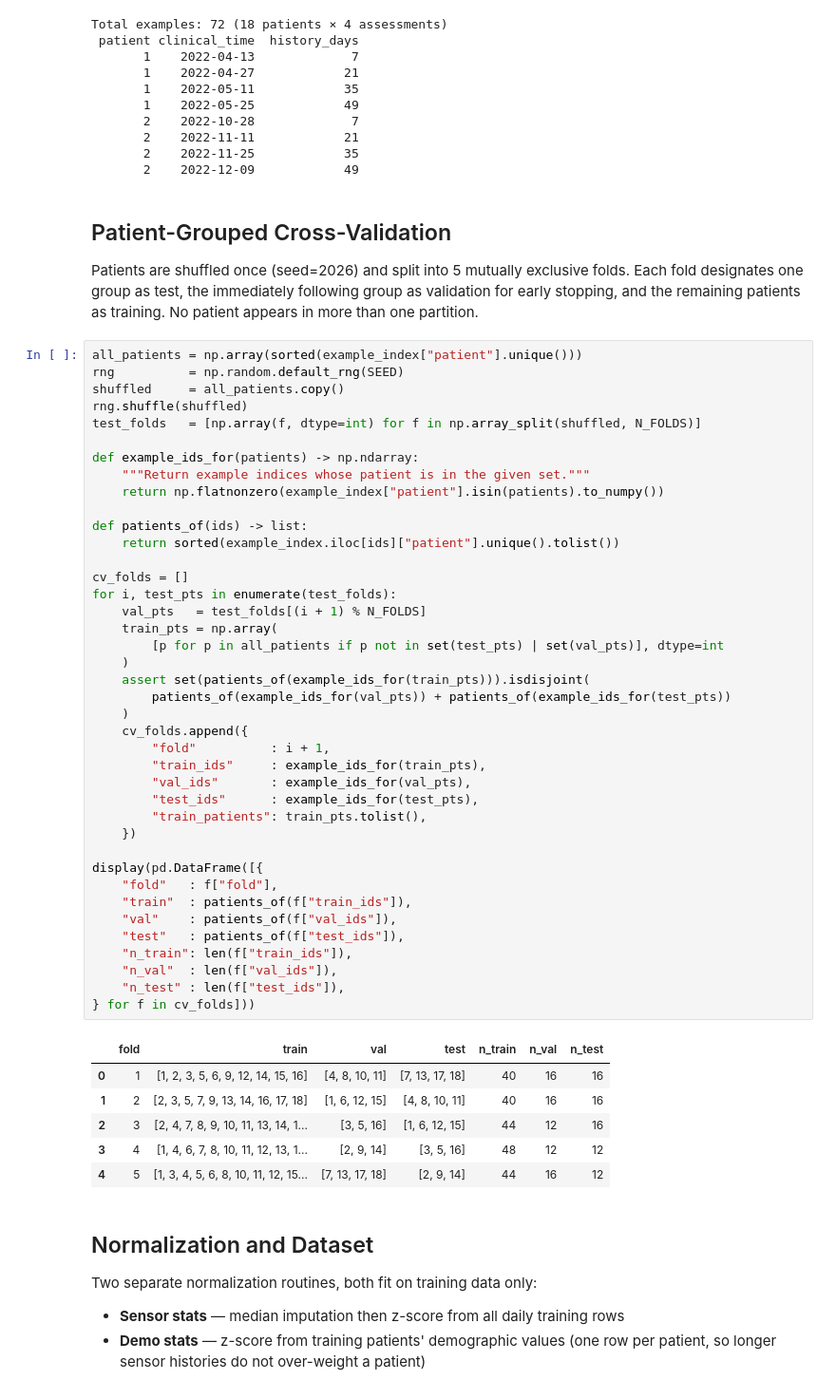
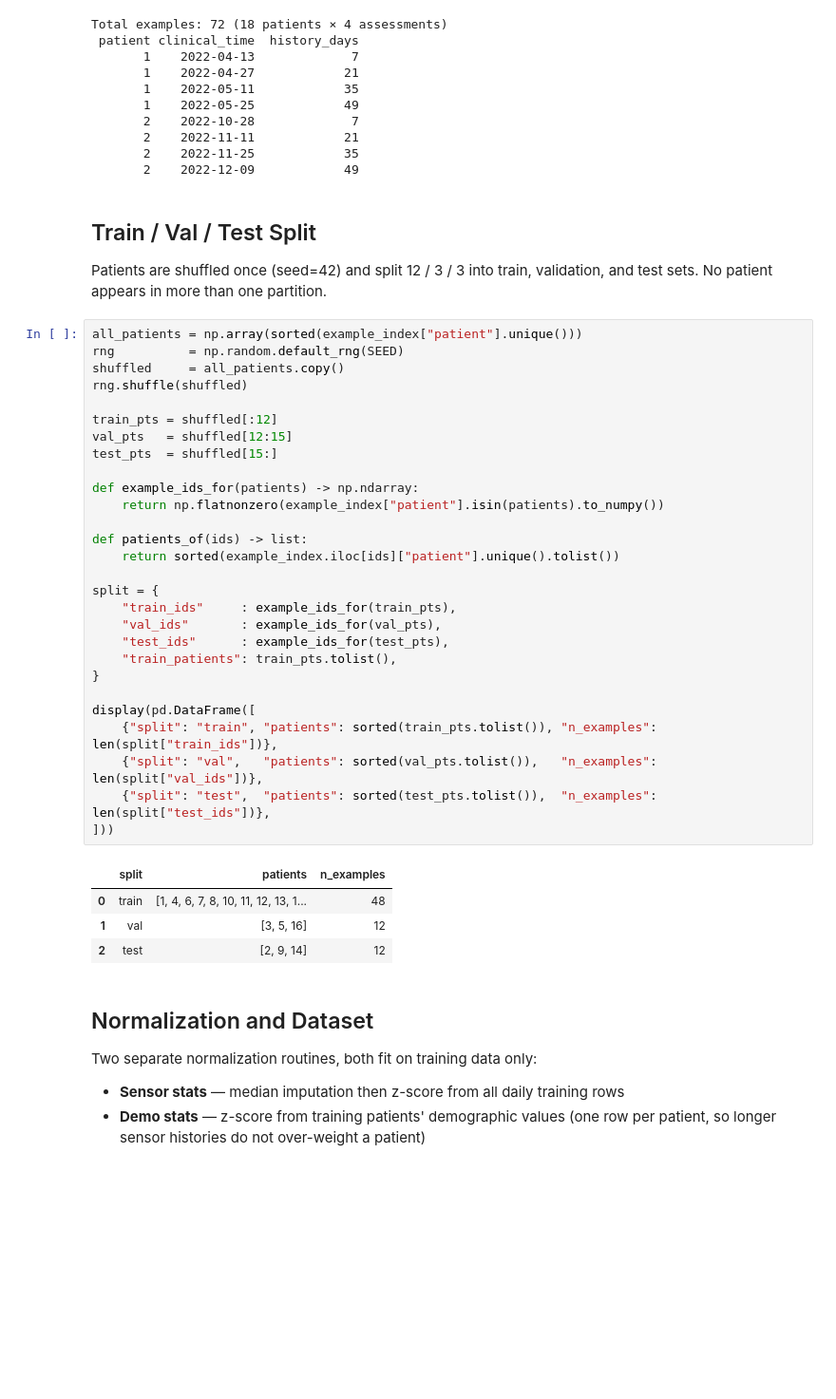
Before and after one commit to VNSwtHuo/maison-llf, a Jupyter notebook: FINALLLL_gru_shap_selected_features.ipynb, the cells around one changed output. Shown at 95% size. Cells and saved outputs as stored; diff of their text form; blank space fills up the shorter version.

```diff
--- a/FINALLLL_gru_shap_selected_features.ipynb
+++ b/FINALLLL_gru_shap_selected_features.ipynb
@@ -313,56 +303,42 @@ Total examples: 72 (18 patients × 4 assessments)
        2    2022-11-25            35
        2    2022-12-09            49
 # %% [markdown]
-## Patient-Grouped Cross-Validation
+## Train / Val / Test Split
 
-Patients are shuffled once (seed=2026) and split into 5 mutually exclusive folds. Each fold designates one group as test, the immediately following group as validation for early stopping, and the remaining patients as training. No patient appears in more than one partition.
+Patients are shuffled once (seed=42) and split 12 / 3 / 3 into train, validation, and test sets. No patient appears in more than one partition.
 # %%
 all_patients = np.array(sorted(example_index["patient"].unique()))
 rng          = np.random.default_rng(SEED)
 shuffled     = all_patients.copy()
 rng.shuffle(shuffled)
-test_folds   = [np.array(f, dtype=int) for f in np.array_split(shuffled, N_FOLDS)]
+
+train_pts = shuffled[:12]
+val_pts   = shuffled[12:15]
+test_pts  = shuffled[15:]
 
 def example_ids_for(patients) -> np.ndarray:
-    """Return example indices whose patient is in the given set."""
     return np.flatnonzero(example_index["patient"].isin(patients).to_numpy())
 
 def patients_of(ids) -> list:
     return sorted(example_index.iloc[ids]["patient"].unique().tolist())
 
-cv_folds = []
-for i, test_pts in enumerate(test_folds):
-    val_pts   = test_folds[(i + 1) % N_FOLDS]
-    train_pts = np.array(
-        [p for p in all_patients if p not in set(test_pts) | set(val_pts)], dtype=int
-    )
-    assert set(patients_of(example_ids_for(train_pts))).isdisjoint(
-        patients_of(example_ids_for(val_pts)) + patients_of(example_ids_for(test_pts))
-    )
-    cv_folds.append({
-        "fold"          : i + 1,
-        "train_ids"     : example_ids_for(train_pts),
-        "val_ids"       : example_ids_for(val_pts),
-        "test_ids"      : example_ids_for(test_pts),
-        "train_patients": train_pts.tolist(),
-    })
+split = {
+    "train_ids"     : example_ids_for(train_pts),
+    "val_ids"       : example_ids_for(val_pts),
+    "test_ids"      : example_ids_for(test_pts),
+    "train_patients": train_pts.tolist(),
+}
 
-display(pd.DataFrame([{
-    "fold"   : f["fold"],
-    "train"  : patients_of(f["train_ids"]),
-    "val"    : patients_of(f["val_ids"]),
-    "test"   : patients_of(f["test_ids"]),
-    "n_train": len(f["train_ids"]),
-    "n_val"  : len(f["val_ids"]),
-    "n_test" : len(f["test_ids"]),
-} for f in cv_folds]))
+display(pd.DataFrame([
+    {"split": "train", "patients": sorted(train_pts.tolist()), "n_examples": len(split["train_ids"])},
+    {"split": "val",   "patients": sorted(val_pts.tolist()),   "n_examples": len(split["val_ids"])},
+    {"split": "test",  "patients": sorted(test_pts.tolist()),  "n_examples": len(split["test_ids"])},
+]))
 # %% [output]
-|  | fold | train | val | test | n_train | n_val | n_test |
-| 0 | 1 | [1, 2, 3, 5, 6, 9, 12, 14, 15, 16] | [4, 8, 10, 11] | [7, 13, 17, 18] | 40 | 16 | 16 |
-| 1 | 2 | [2, 3, 5, 7, 9, 13, 14, 16, 17, 18] | [1, 6, 12, 15] | [4, 8, 10, 11] | 40 | 16 | 16 |
-| 2 | 3 | [2, 4, 7, 8, 9, 10, 11, 13, 14, 1... | [3, 5, 16] | [1, 6, 12, 15] | 44 | 12 | 16 |
-| 3 | 4 | [1, 4, 6, 7, 8, 10, 11, 12, 13, 1... | [2, 9, 14] | [3, 5, 16] | 48 | 12 | 12 |
-| 4 | 5 | [1, 3, 4, 5, 6, 8, 10, 11, 12, 15... | [7, 13, 17, 18] | [2, 9, 14] | 44 | 16 | 12 |
+|  | split | patients | n_examples |
+| 0 | train | [1, 4, 6, 7, 8, 10, 11, 12, 13, 1... | 48 |
+| 1 | val | [3, 5, 16] | 12 |
+| 2 | test | [2, 9, 14] | 12 |
 # %% [markdown]
 ## Normalization and Dataset
 
```
Also changed, not shown: parts of 15 cells of this notebook, 32 other files.
